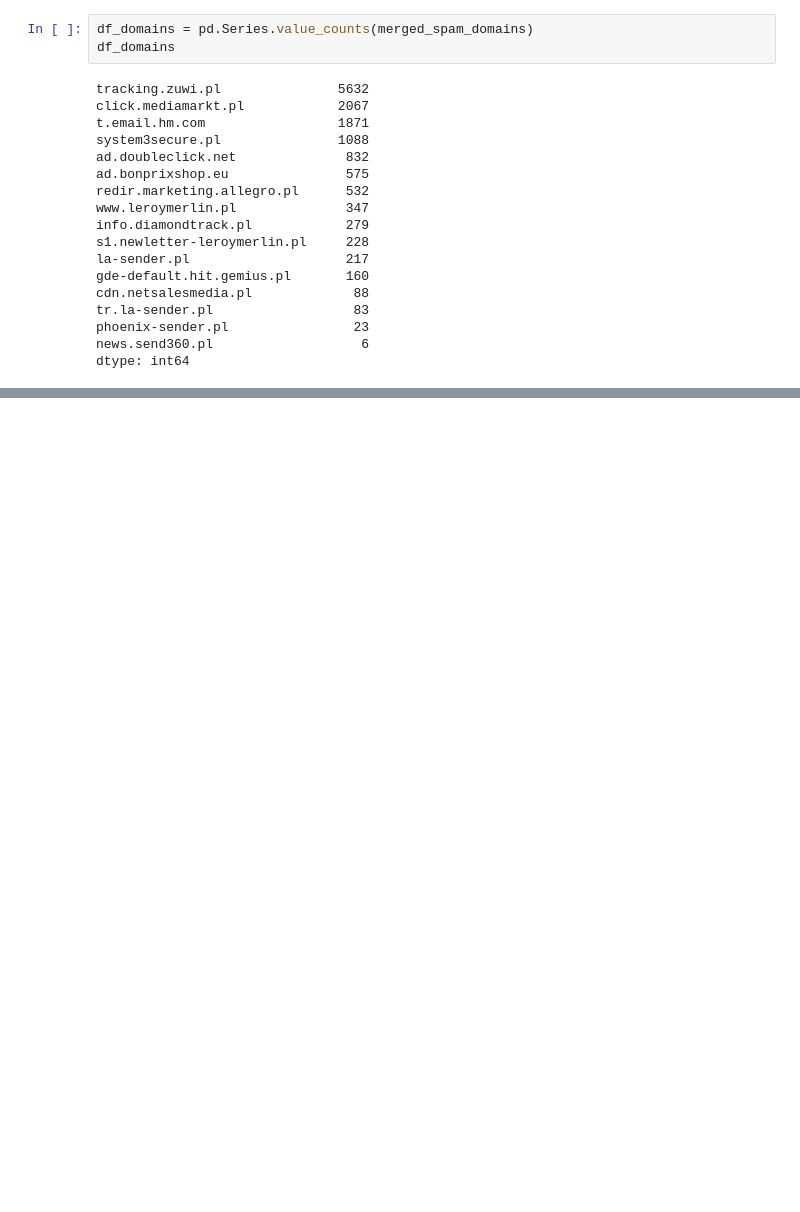
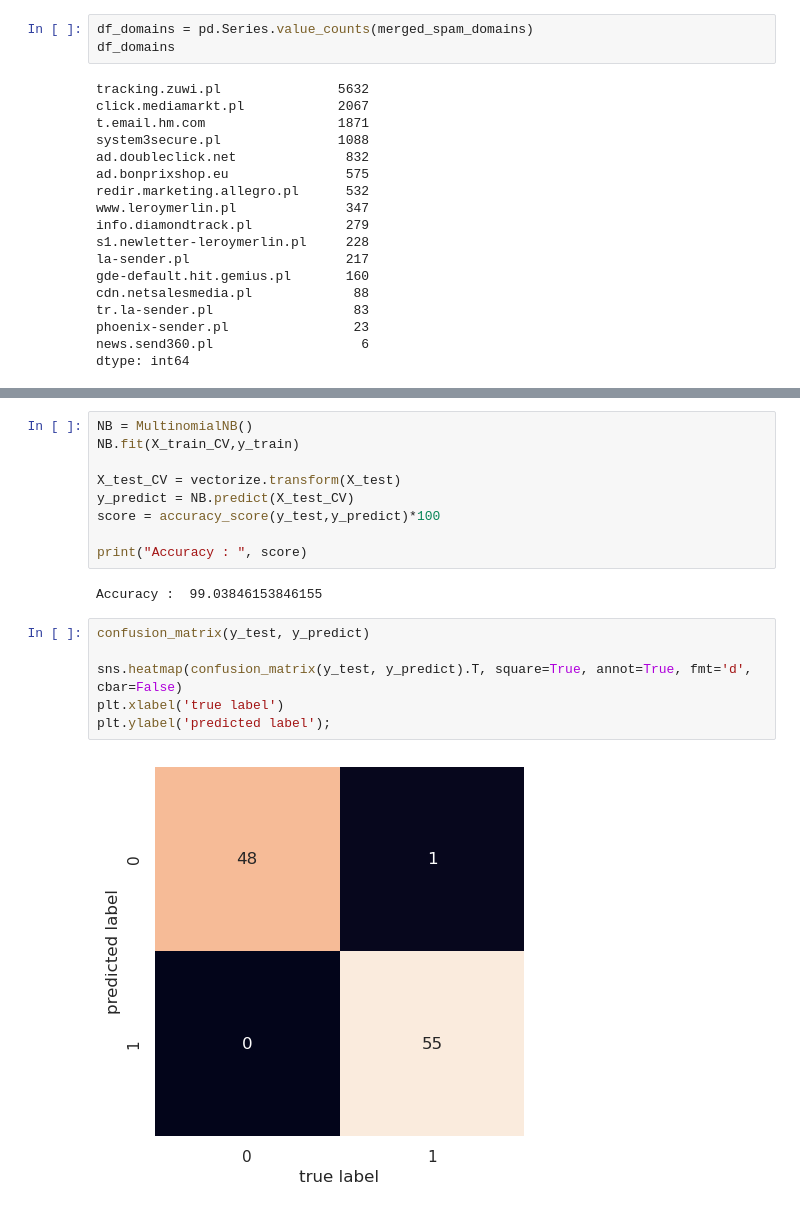
Before and after one commit to vinceloeice/NBayes_mail_classifier, a Jupyter notebook: Untitled-1.ipynb, the cells around one changed output, grey strips where cells are left out. Saved outputs shown, nothing was run; the diff lists cells and outputs as text; blank space fills up the shorter version.

```diff
--- a/Untitled-1.ipynb
+++ b/Untitled-1.ipynb
@@ -32,0 +193,19 @@ dtype: int64
+# %%
+NB = MultinomialNB()
+NB.fit(X_train_CV,y_train)
+
+X_test_CV = vectorize.transform(X_test)
+y_predict = NB.predict(X_test_CV)
+score = accuracy_score(y_test,y_predict)*100
+
+print("Accuracy : ", score)
+# %% [output]
+Accuracy :  99.03846153846155
+# %%
+confusion_matrix(y_test, y_predict)
+
+sns.heatmap(confusion_matrix(y_test, y_predict).T, square=True, annot=True, fmt='d', cbar=False)
+plt.xlabel('true label')
+plt.ylabel('predicted label');
+# %% [output]
+[figure, added]
```
Also changed, not shown: parts of 12 cells of this notebook, 1 other file.
